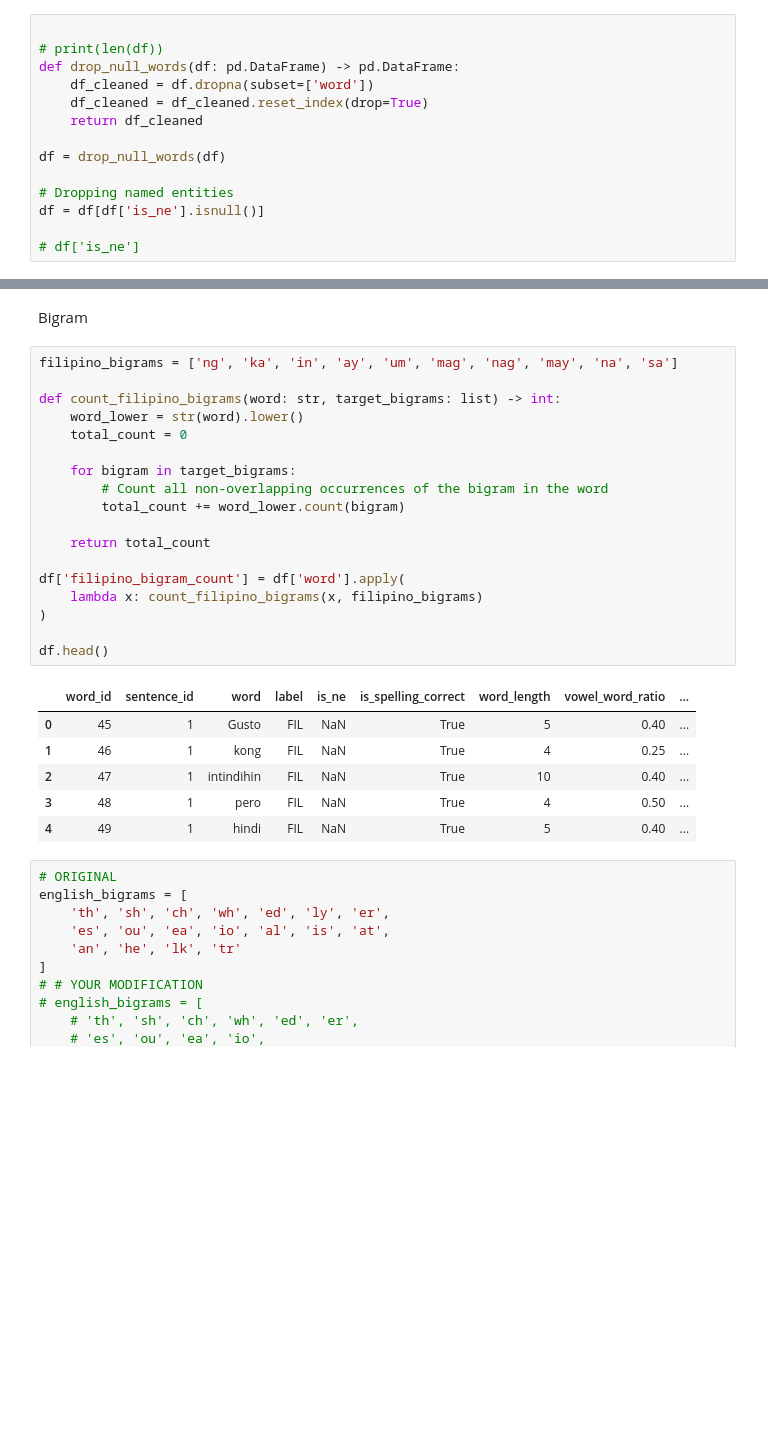
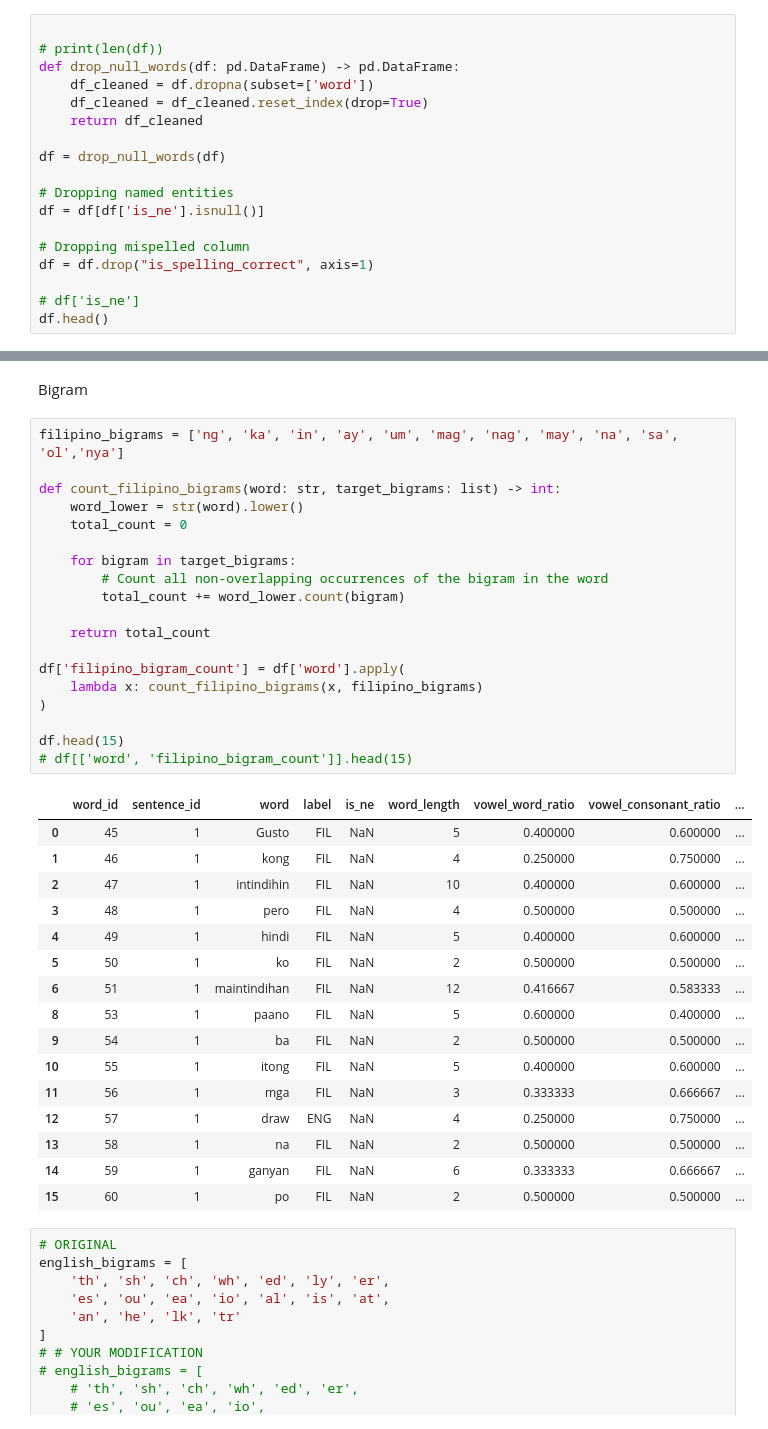
Before and after one commit to ejmasuncion/pinoy_bot, a Jupyter notebook: kaizen.ipynb, the cells around one changed output, grey strips where cells are left out. Saved outputs shown, nothing was run; the diff lists cells and outputs as text; blank space fills up the shorter version.

Commit message:
Add into filipino_bigrams

```diff
--- a/kaizen.ipynb
+++ b/kaizen.ipynb
@@ -51,4 +51,8 @@ df = drop_null_words(df)
 # Dropping named entities
 df = df[df['is_ne'].isnull()]
 
+# Dropping mispelled column
+df = df.drop("is_spelling_correct", axis=1)
+
 # df['is_ne']
+df.head()
@@ -119,30 +128,41 @@ df.head(1)
 # %% [markdown]
 Bigram
 # %%
-filipino_bigrams = ['ng', 'ka', 'in', 'ay', 'um', 'mag', 'nag', 'may', 'na', 'sa']
+filipino_bigrams = ['ng', 'ka', 'in', 'ay', 'um', 'mag', 'nag', 'may', 'na', 'sa', 'ol','nya']
 
 def count_filipino_bigrams(word: str, target_bigrams: list) -> int:
     word_lower = str(word).lower()
     total_count = 0
 
     for bigram in target_bigrams:
         # Count all non-overlapping occurrences of the bigram in the word
         total_count += word_lower.count(bigram)
 
     return total_count
 
 df['filipino_bigram_count'] = df['word'].apply(
     lambda x: count_filipino_bigrams(x, filipino_bigrams)
 )
 
-df.head()
+df.head(15)
+# df[['word', 'filipino_bigram_count']].head(15)
 # %% [output]
-|  | word_id | sentence_id | word | label | is_ne | is_spelling_correct | word_length | vowel_word_ratio | ... |
-| 0 | 45 | 1 | Gusto | FIL | NaN | True | 5 | 0.40 | ... |
-| 1 | 46 | 1 | kong | FIL | NaN | True | 4 | 0.25 | ... |
-| 2 | 47 | 1 | intindihin | FIL | NaN | True | 10 | 0.40 | ... |
-| 3 | 48 | 1 | pero | FIL | NaN | True | 4 | 0.50 | ... |
-| 4 | 49 | 1 | hindi | FIL | NaN | True | 5 | 0.40 | ... |
+|  | word_id | sentence_id | word | label | is_ne | word_length | vowel_word_ratio | vowel_consonant_ratio | ... |
+| 0 | 45 | 1 | Gusto | FIL | NaN | 5 | 0.400000 | 0.600000 | ... |
+| 1 | 46 | 1 | kong | FIL | NaN | 4 | 0.250000 | 0.750000 | ... |
+| 2 | 47 | 1 | intindihin | FIL | NaN | 10 | 0.400000 | 0.600000 | ... |
+| 3 | 48 | 1 | pero | FIL | NaN | 4 | 0.500000 | 0.500000 | ... |
+| 4 | 49 | 1 | hindi | FIL | NaN | 5 | 0.400000 | 0.600000 | ... |
+| 5 | 50 | 1 | ko | FIL | NaN | 2 | 0.500000 | 0.500000 | ... |
+| 6 | 51 | 1 | maintindihan | FIL | NaN | 12 | 0.416667 | 0.583333 | ... |
+| 8 | 53 | 1 | paano | FIL | NaN | 5 | 0.600000 | 0.400000 | ... |
+| 9 | 54 | 1 | ba | FIL | NaN | 2 | 0.500000 | 0.500000 | ... |
+| 10 | 55 | 1 | itong | FIL | NaN | 5 | 0.400000 | 0.600000 | ... |
+| 11 | 56 | 1 | mga | FIL | NaN | 3 | 0.333333 | 0.666667 | ... |
+| 12 | 57 | 1 | draw | ENG | NaN | 4 | 0.250000 | 0.750000 | ... |
+| 13 | 58 | 1 | na | FIL | NaN | 2 | 0.500000 | 0.500000 | ... |
+| 14 | 59 | 1 | ganyan | FIL | NaN | 6 | 0.333333 | 0.666667 | ... |
+| 15 | 60 | 1 | po | FIL | NaN | 2 | 0.500000 | 0.500000 | ... |
 # %%
 # ORIGINAL
 english_bigrams = [
```
Also changed, not shown: parts of 8 cells of this notebook.
